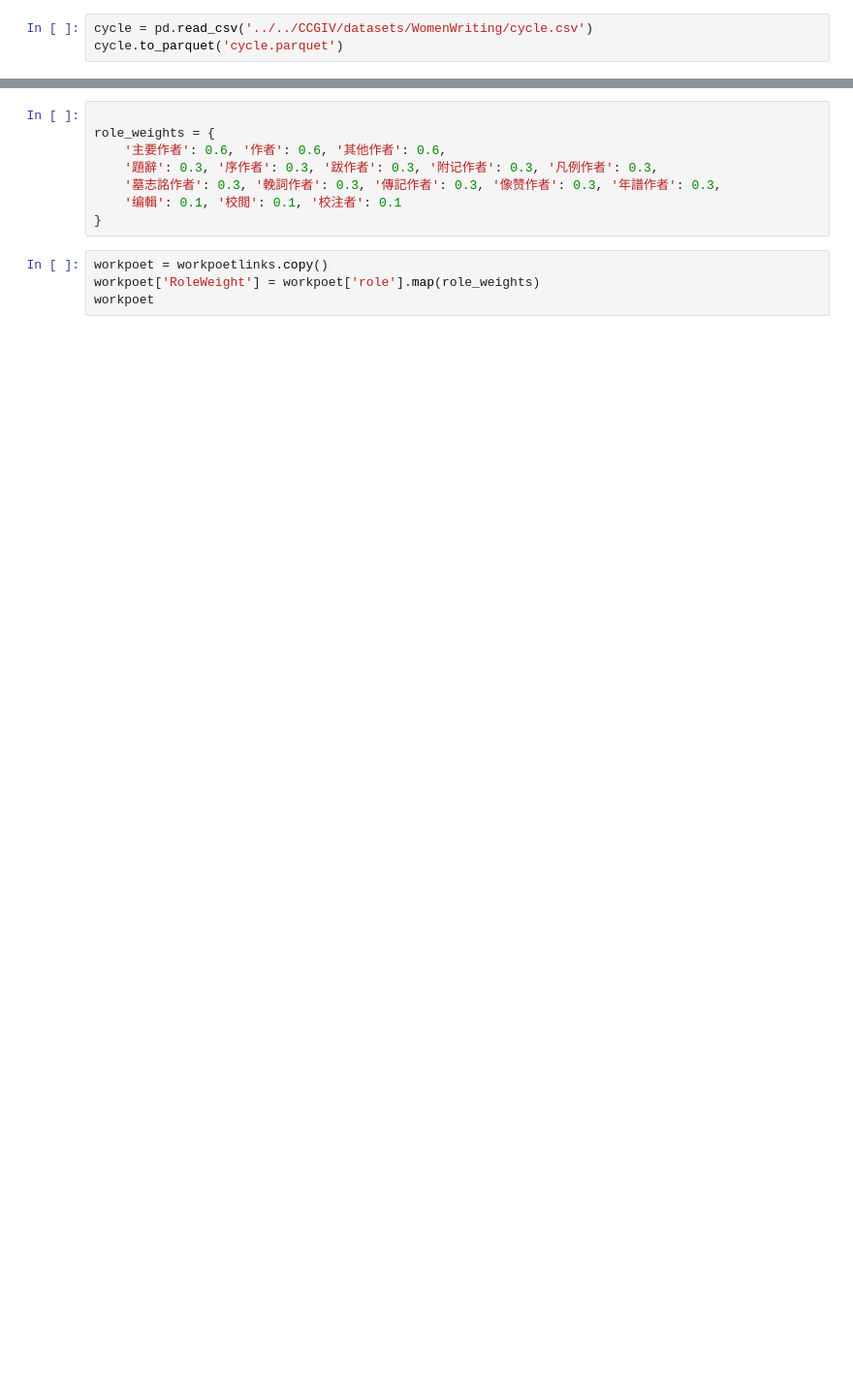
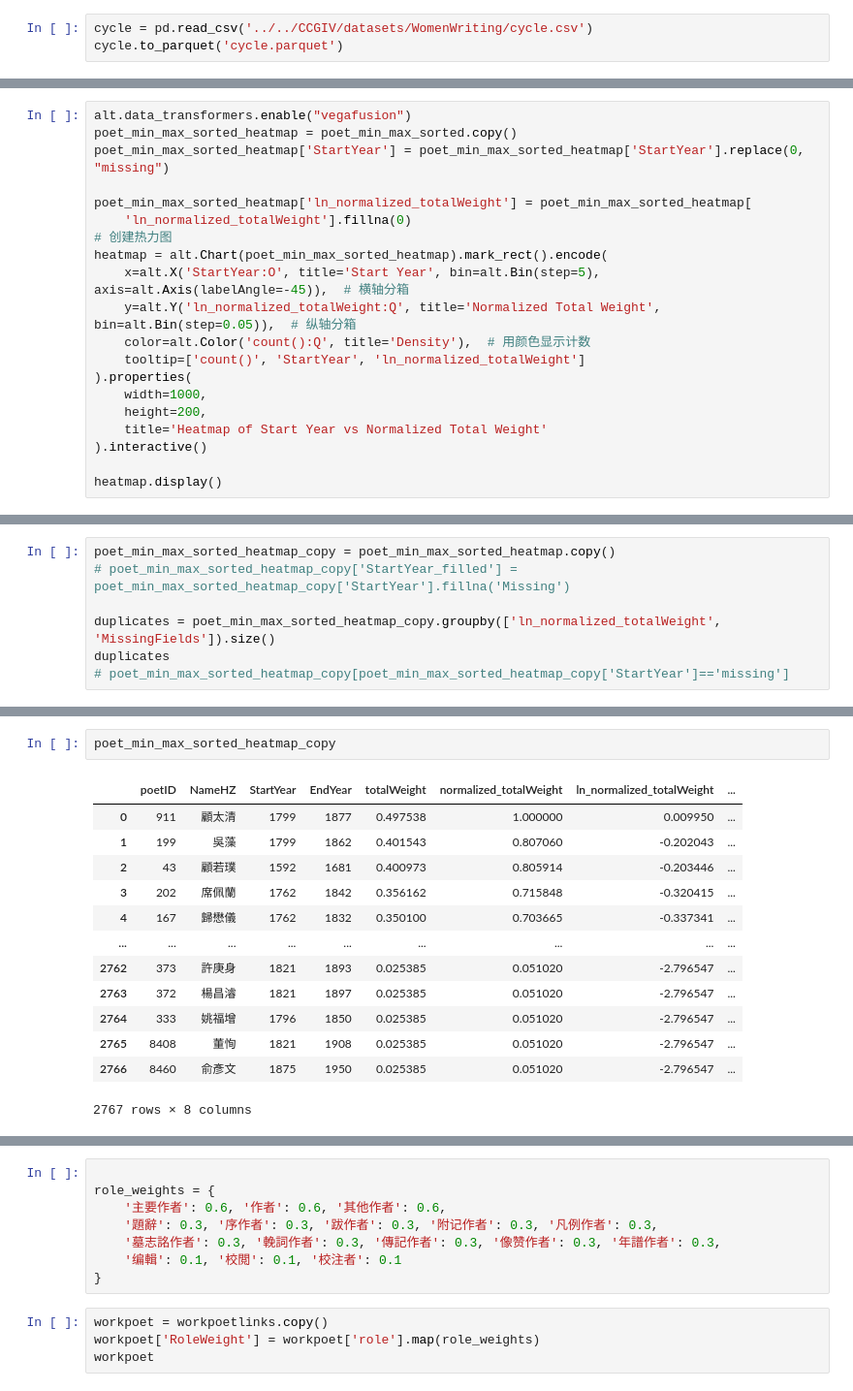
Before and after one commit to April-lemonade/LitRank, a Jupyter notebook: EDA/bieji.ipynb, the cells around one changed output, grey strips where cells are left out. Shown at 97% size. Saved outputs shown, nothing was run; the diff lists cells and outputs as text; blank space fills up the shorter version.

```diff
--- a/EDA/bieji.ipynb
+++ b/EDA/bieji.ipynb
@@ -1553,0 +895,20 @@ poet_min_max_sorted
+# %%
+alt.data_transformers.enable("vegafusion")
+poet_min_max_sorted_heatmap = poet_min_max_sorted.copy()
+poet_min_max_sorted_heatmap['StartYear'] = poet_min_max_sorted_heatmap['StartYear'].replace(0, "missing")
+
+poet_min_max_sorted_heatmap['ln_normalized_totalWeight'] = poet_min_max_sorted_heatmap[
+    'ln_normalized_totalWeight'].fillna(0)
+# 创建热力图
+heatmap = alt.Chart(poet_min_max_sorted_heatmap).mark_rect().encode(
+    x=alt.X('StartYear:O', title='Start Year', bin=alt.Bin(step=5), axis=alt.Axis(labelAngle=-45)),  # 横轴分箱
+    y=alt.Y('ln_normalized_totalWeight:Q', title='Normalized Total Weight', bin=alt.Bin(step=0.05)),  # 纵轴分箱
+    color=alt.Color('count():Q', title='Density'),  # 用颜色显示计数
+    tooltip=['count()', 'StartYear', 'ln_normalized_totalWeight']
+).properties(
+    width=1000,
+    height=200,
+    title='Heatmap of Start Year vs Normalized Total Weight'
+).interactive()
+
+heatmap.display()
@@ -1553,0 +917,7 @@ poet_min_max_sorted
+# %%
+poet_min_max_sorted_heatmap_copy = poet_min_max_sorted_heatmap.copy()
+# poet_min_max_sorted_heatmap_copy['StartYear_filled'] = poet_min_max_sorted_heatmap_copy['StartYear'].fillna('Missing')
+
+duplicates = poet_min_max_sorted_heatmap_copy.groupby(['ln_normalized_totalWeight', 'MissingFields']).size()
+duplicates
+# poet_min_max_sorted_heatmap_copy[poet_min_max_sorted_heatmap_copy['StartYear']=='missing']
@@ -1554,3 +938,19 @@ poet_min_max_sorted
+# %%
+poet_min_max_sorted_heatmap_copy
+# %% [output]
+|  | poetID | NameHZ | StartYear | EndYear | totalWeight | normalized_totalWeight | ln_normalized_totalWeight | ... |
+| 0 | 911 | 顧太清 | 1799 | 1877 | 0.497538 | 1.000000 | 0.009950 | ... |
+| 1 | 199 | 吳藻 | 1799 | 1862 | 0.401543 | 0.807060 | -0.202043 | ... |
+| 2 | 43 | 顧若璞 | 1592 | 1681 | 0.400973 | 0.805914 | -0.203446 | ... |
+| 3 | 202 | 席佩蘭 | 1762 | 1842 | 0.356162 | 0.715848 | -0.320415 | ... |
+| 4 | 167 | 歸懋儀 | 1762 | 1832 | 0.350100 | 0.703665 | -0.337341 | ... |
+| ... | ... | ... | ... | ... | ... | ... | ... | ... |
+| 2762 | 373 | 許庚身 | 1821 | 1893 | 0.025385 | 0.051020 | -2.796547 | ... |
+| 2763 | 372 | 楊昌濬 | 1821 | 1897 | 0.025385 | 0.051020 | -2.796547 | ... |
+| 2764 | 333 | 姚福增 | 1796 | 1850 | 0.025385 | 0.051020 | -2.796547 | ... |
+| 2765 | 8408 | 董恂 | 1821 | 1908 | 0.025385 | 0.051020 | -2.796547 | ... |
+| 2766 | 8460 | 俞彥文 | 1875 | 1950 | 0.025385 | 0.051020 | -2.796547 | ... |
+2767 rows × 8 columns
 # %%
 duplicates = poet_min_max_sorted.groupby(['ln_normalized_totalWeight', 'MissingFields']).size()
 duplicates
```
Also changed, not shown: parts of 80 cells of this notebook, 5 other files.
